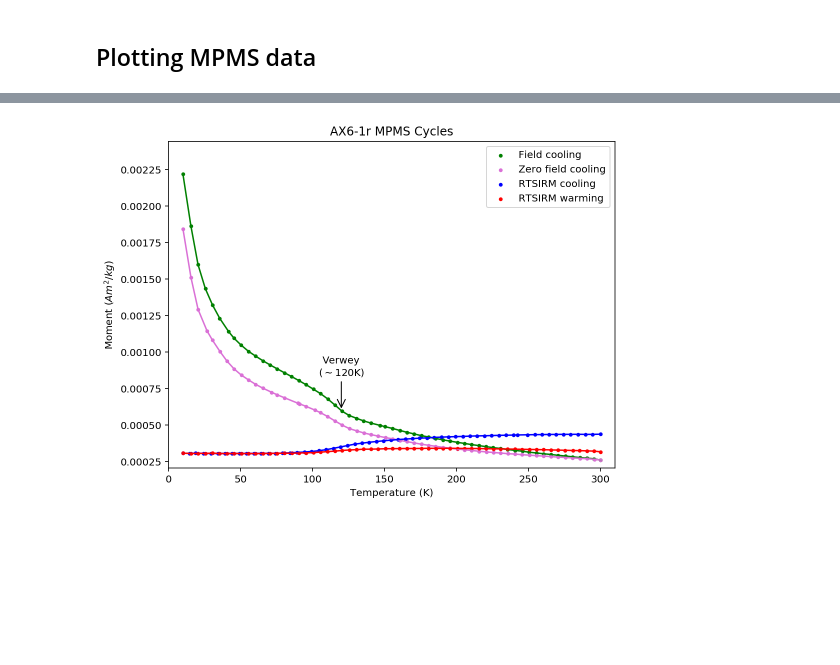
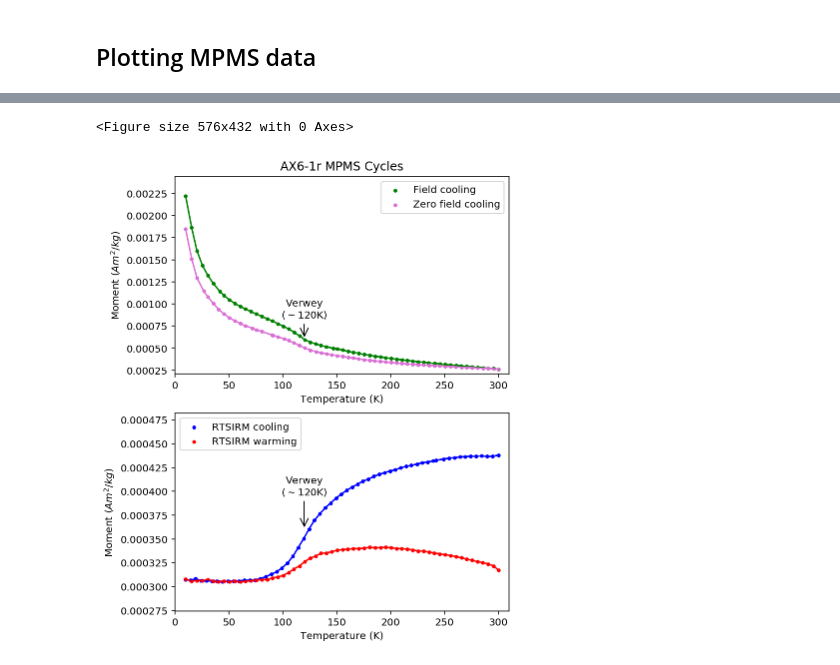
Before and after one commit to Swanson-Hysell-Group/AX_BD_PINT, a Jupyter notebook: code/AX_BD_MPMS.ipynb, the cells around one changed output, grey strips where cells are left out. Cells and saved outputs as stored; diff of their text form; code cells hidden in the pictures; blank space fills up the shorter version.

```diff
--- a/code/AX_BD_MPMS.ipynb
+++ b/code/AX_BD_MPMS.ipynb
@@ -100,7 +124,9 @@ plot_MPMS_data(AX3_2r_ni_MPMS_data, 'AX3-2r-ni', True, annotate_text = 'Verwey\n
 # %%
 AX6_1r_MPMS_data = get_MPMS_data(MPMS_measurements, 88)
-plot_MPMS_data(AX6_1r_MPMS_data, 'AX6-1r', True, annotate_text = 'Verwey\n($\sim$120K)', x_base = 120, y_base=0.0006, y_base_scale = 1.4)
+plot_MPMS_data(AX6_1r_MPMS_data, 'AX6-1r', True, annotate_text = 'Verwey\n($\sim$120K)',
+               x_base0 = 120, y_base0=0.0006, y_base_scale0 = 1.4, y_base1=0.00036, y_base_scale1=1.1)
 # %% [output]
+<Figure size 576x432 with 0 Axes>
-[figure, old version]
+[figure, new version]
 # %%
 BD7_7r_MPMS_data = get_MPMS_data(MPMS_measurements, 138)
```
Also changed, not shown: parts of 5 cells of this notebook, 45 other files.
